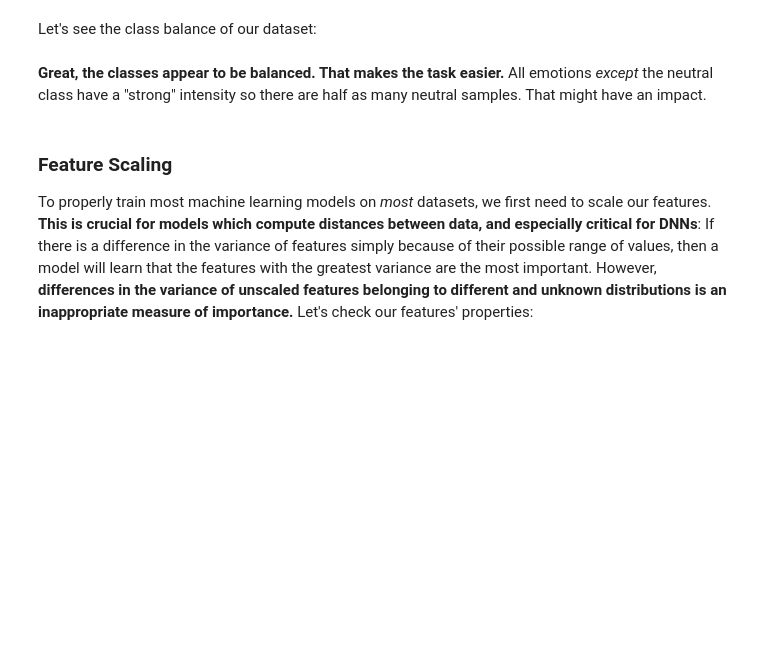
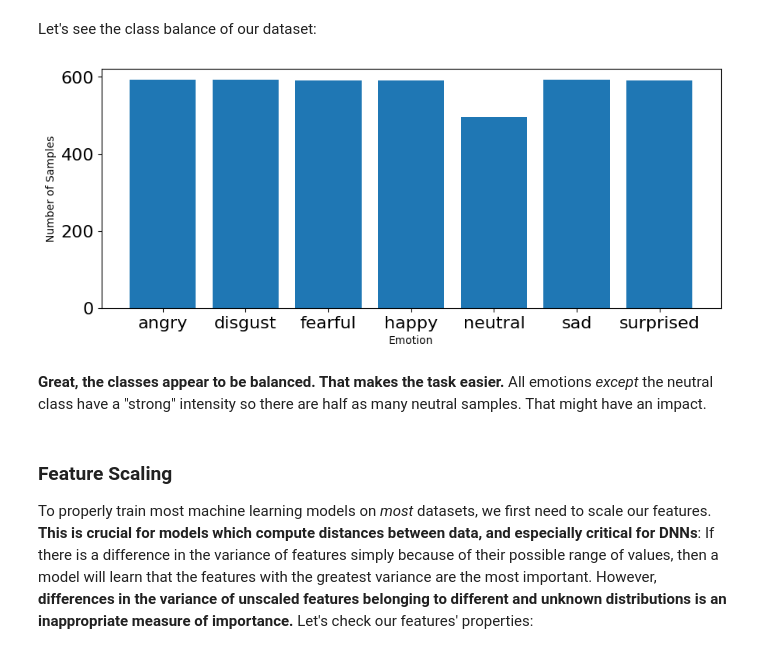
Before and after one commit to NavinThomsy/Week3-Machine_Learning, a Jupyter notebook: Week_3_MachineLearning.ipynb, the cells around one changed output. Saved outputs shown, nothing was run; the diff lists cells and outputs as text; code cells hidden in the pictures; blank space fills up the shorter version.

```diff
--- a/Week_3_MachineLearning.ipynb
+++ b/Week_3_MachineLearning.ipynb
@@ -208,15 +275,17 @@ Let's see the class balance of our dataset:
 # %%
 # plot emotions
 plt.figure(figsize=(35,4))
 plt.subplot(1,3,1)
 #np.unique returns ordered list of unique elements and count of each element
 emotion_list, count = np.unique(emotions, return_counts=True)
-plt.bar(x=range(8), height=count)
-plt.xticks(ticks=range(8), labels = [emotion for emotion in emotion_list],fontsize=10)
+plt.bar(x=range(7), height=count)
+plt.xticks(ticks=range(7), labels = [emotion for emotion in emotion_list],fontsize=10)
 plt.xlabel('Emotion')
 plt.tick_params(labelsize=16)
 plt.ylabel('Number of Samples')
 plt.show()
+# %% [output]
+[figure, added]
 # %% [markdown]
 **Great, the classes appear to be balanced. That makes the task easier.** All emotions _except_ the neutral class have a "strong" intensity so there are half as many neutral samples. That might have an impact.
 # %% [markdown]
```
Also changed, not shown: parts of 13 cells of this notebook.
